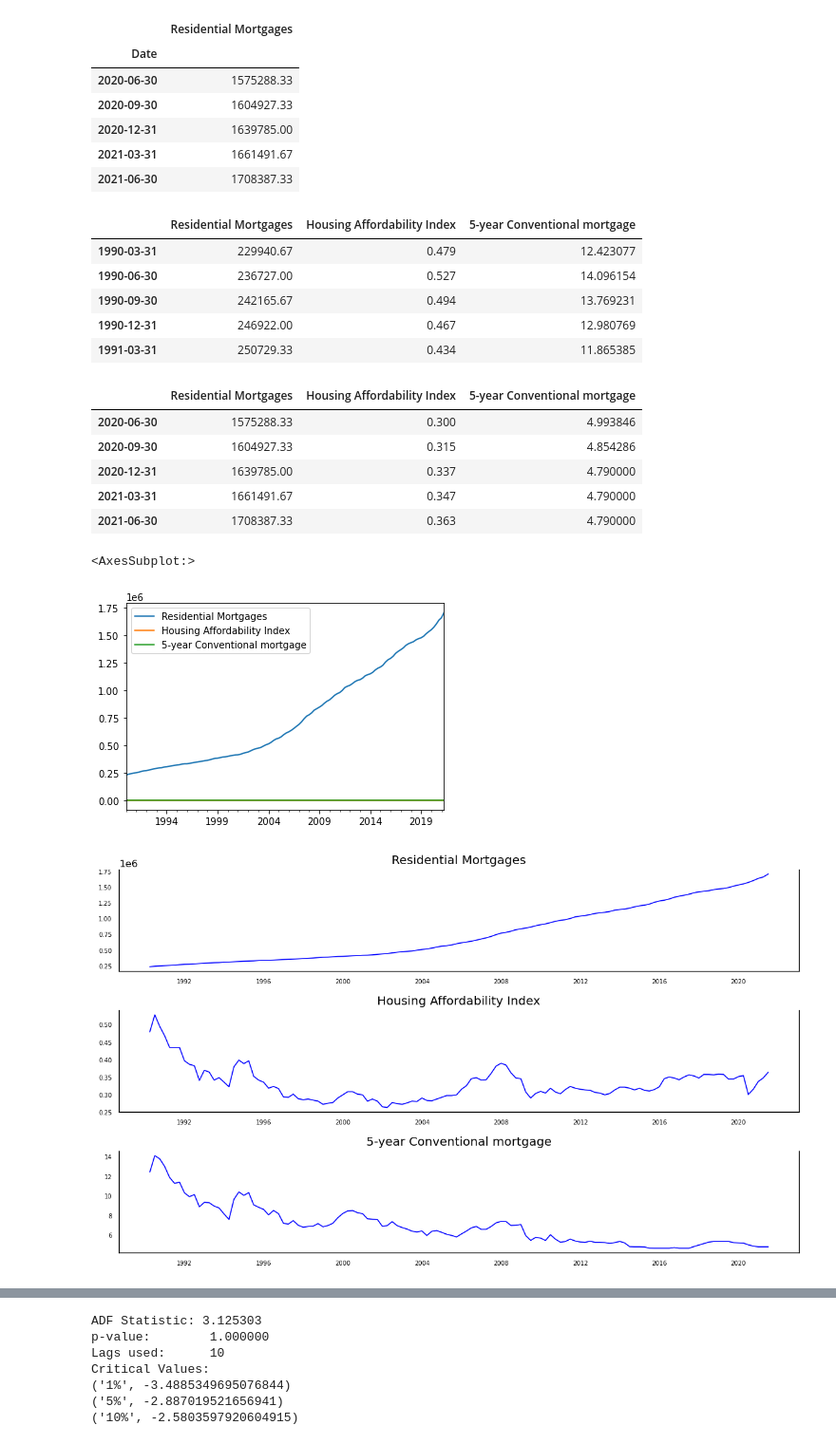
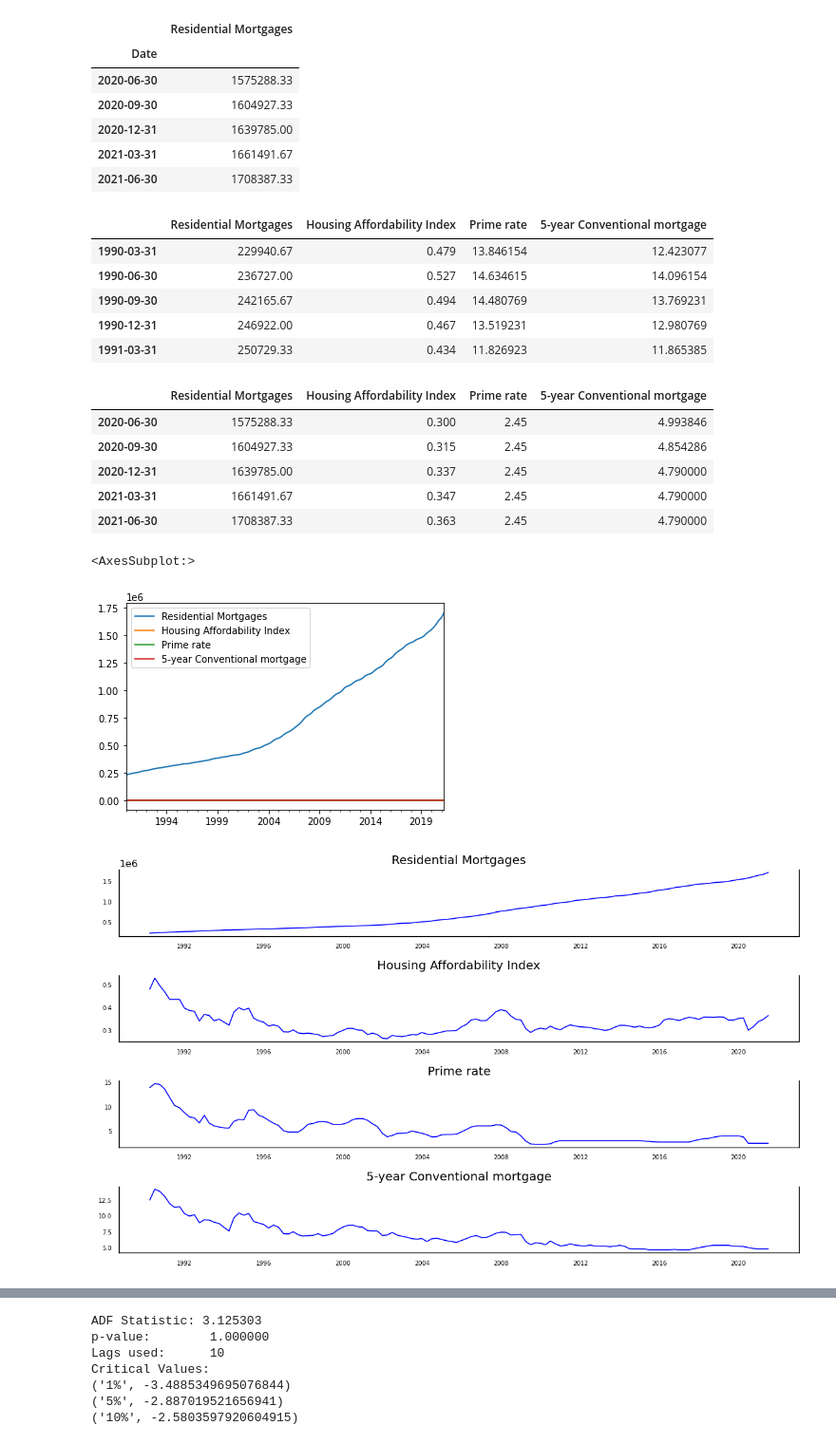
Before and after one commit to benjaminweymouth/Housing-Market-Forecasting-Time-Series-Analysis, a Jupyter notebook: Python Code/Qualitative_Multivariate Time Series.ipynb, the cells around one changed output, grey strips where cells are left out. Shown at 95% size. Drawn from its saved outputs; the diff is of its cells as text; code cells hidden in the pictures.

Commit message:
Added Prime Rate, Plot, CoIntegration Test Working

```diff
--- a/Python Code/Qualitative_Multivariate Time Series.ipynb
+++ b/Python Code/Qualitative_Multivariate Time Series.ipynb
@@ -53,4 +64,4 @@ df_chartered_bank_i_cleaned.tail()
 # %%
-df_chartered_bank_i_cleaned.drop(df_chartered_bank_i_cleaned.columns.difference(['5-year Conventional mortgage']), 1, inplace=True)
+df_chartered_bank_i_cleaned.drop(df_chartered_bank_i_cleaned.columns.difference(['5-year Conventional mortgage', 'Prime rate']), 1, inplace=True)
 df_chartered_bank_i_cleaned.head()
 # %% [output]
@@ -409,43 +422,43 @@ housing_analysis_combined_df.sort_index(inplace=True)
 # Display a few rows
 housing_analysis_combined_df.head()
 # %% [output]
-|  | Residential Mortgages | Housing Affordability Index | 5-year Conventional mortgage |
-| 1990-03-31 | 229940.67 | 0.479 | 12.423077 |
-| 1990-06-30 | 236727.00 | 0.527 | 14.096154 |
-| 1990-09-30 | 242165.67 | 0.494 | 13.769231 |
-| 1990-12-31 | 246922.00 | 0.467 | 12.980769 |
-| 1991-03-31 | 250729.33 | 0.434 | 11.865385 |
+|  | Residential Mortgages | Housing Affordability Index | Prime rate | 5-year Conventional mortgage |
+| 1990-03-31 | 229940.67 | 0.479 | 13.846154 | 12.423077 |
+| 1990-06-30 | 236727.00 | 0.527 | 14.634615 | 14.096154 |
+| 1990-09-30 | 242165.67 | 0.494 | 14.480769 | 13.769231 |
+| 1990-12-31 | 246922.00 | 0.467 | 13.519231 | 12.980769 |
+| 1991-03-31 | 250729.33 | 0.434 | 11.826923 | 11.865385 |
 # %%
 #Now we have a combined dataframe with all the feature variables
 housing_analysis_combined_df.tail()
 # %% [output]
-|  | Residential Mortgages | Housing Affordability Index | 5-year Conventional mortgage |
-| 2020-06-30 | 1575288.33 | 0.300 | 4.993846 |
-| 2020-09-30 | 1604927.33 | 0.315 | 4.854286 |
-| 2020-12-31 | 1639785.00 | 0.337 | 4.790000 |
-| 2021-03-31 | 1661491.67 | 0.347 | 4.790000 |
-| 2021-06-30 | 1708387.33 | 0.363 | 4.790000 |
+|  | Residential Mortgages | Housing Affordability Index | Prime rate | 5-year Conventional mortgage |
+| 2020-06-30 | 1575288.33 | 0.300 | 2.45 | 4.993846 |
+| 2020-09-30 | 1604927.33 | 0.315 | 2.45 | 4.854286 |
+| 2020-12-31 | 1639785.00 | 0.337 | 2.45 | 4.790000 |
+| 2021-03-31 | 1661491.67 | 0.347 | 2.45 | 4.790000 |
+| 2021-06-30 | 1708387.33 | 0.363 | 2.45 | 4.790000 |
 # %%
 housing_analysis_combined_df.plot()
 # %% [output]
 <AxesSubplot:>
-[figure, old version]
+[figure, new version]
 # %%
 # Plot
-fig, axes = plt.subplots(nrows=3, ncols=1, dpi=120, figsize=(10,6))
+fig, axes = plt.subplots(nrows=4, ncols=1, dpi=120, figsize=(10,6))
 for i, ax in enumerate(axes.flatten()):
     data = housing_analysis_combined_df[housing_analysis_combined_df.columns[i]]
     ax.plot(data, color='blue', linewidth=1)
     # Decorations
     ax.set_title(housing_analysis_combined_df.columns[i])
     ax.xaxis.set_ticks_position('none')
     ax.yaxis.set_ticks_position('none')
     ax.spines["top"].set_alpha(0)
     ax.tick_params(labelsize=6)
 
 plt.tight_layout();
 # %% [output]
-[figure, old version]
+[figure, new version]
 # %%
 #Next steps:
 
```
Also changed, not shown: parts of 11 cells of this notebook.
